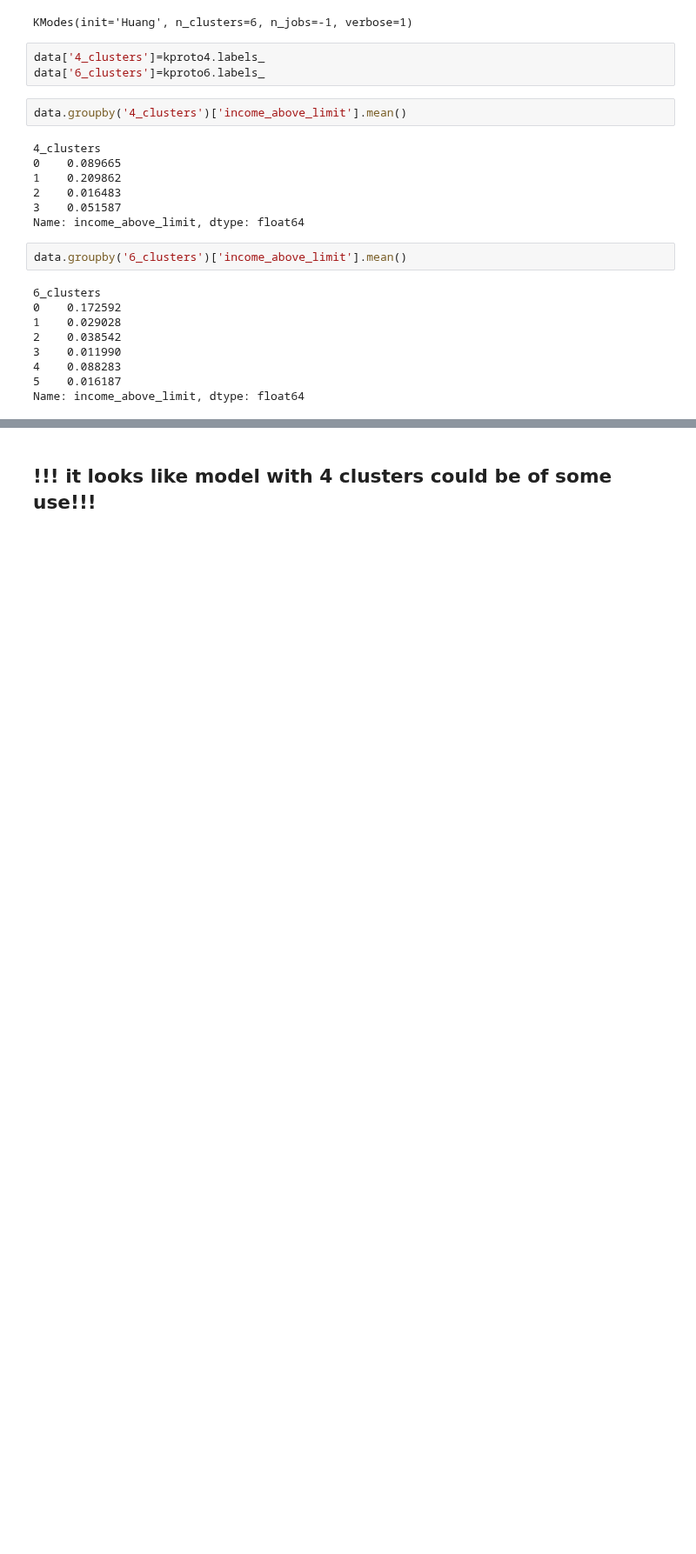
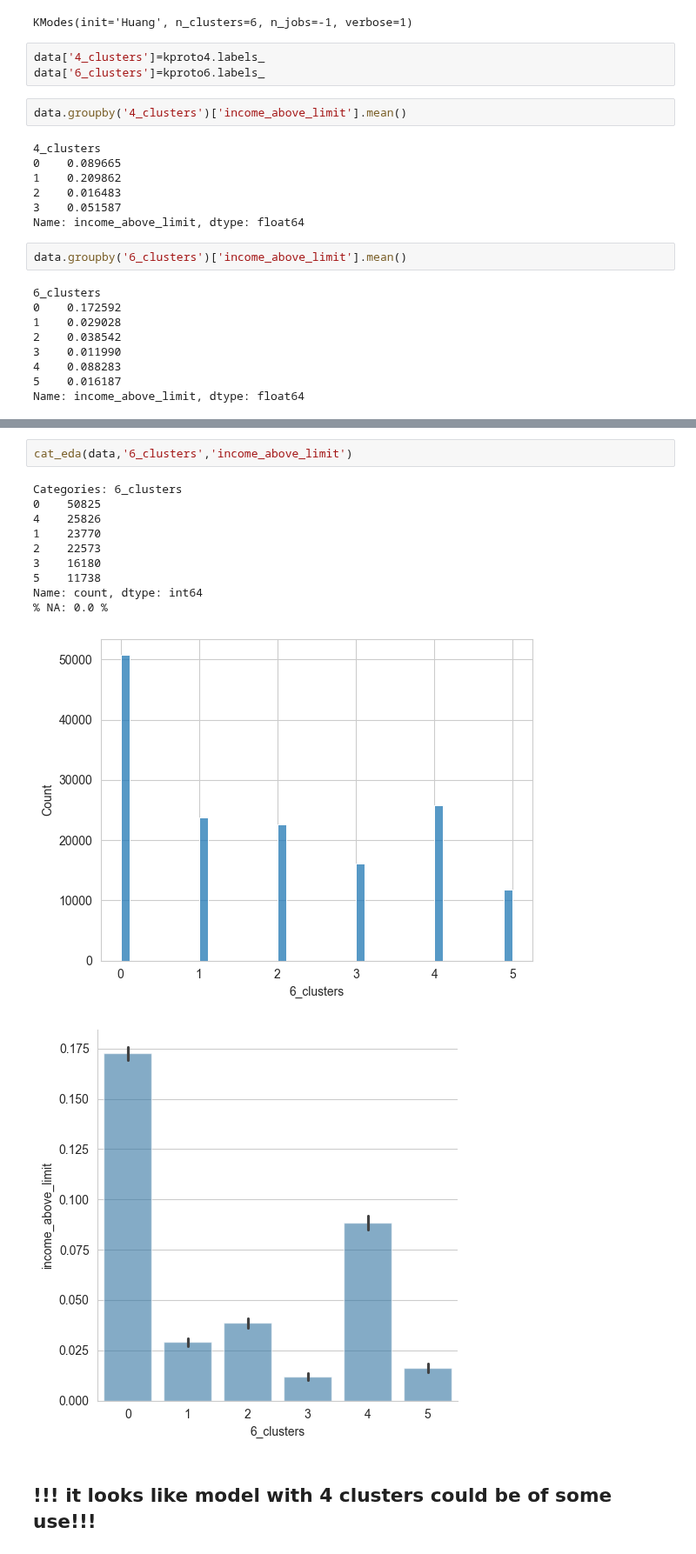
Before and after one commit to hanksnowdon/DataMiningProject, a Jupyter notebook: notebooks/02_01_Clustering.ipynb, the cells around one changed output, grey strips where cells are left out. Shown at 87% size. Cells and saved outputs as stored; diff of their text form; blank space fills up the shorter version.

```diff
--- a/notebooks/02_01_Clustering.ipynb
+++ b/notebooks/02_01_Clustering.ipynb
@@ -261,2 +281,16 @@ Name: income_above_limit, dtype: float64
+# %%
+cat_eda(data,'6_clusters','income_above_limit')
+# %% [output]
+Categories: 6_clusters
+0    50825
+4    25826
+1    23770
+2    22573
+3    16180
+5    11738
+Name: count, dtype: int64
+% NA: 0.0 %
+[figure, added]
+[figure, added]
 # %% [markdown]
 ## !!! it looks like model with 4 clusters could be of some use!!!
```
Also changed, not shown: parts of 2 cells of this notebook, 1 other file.
